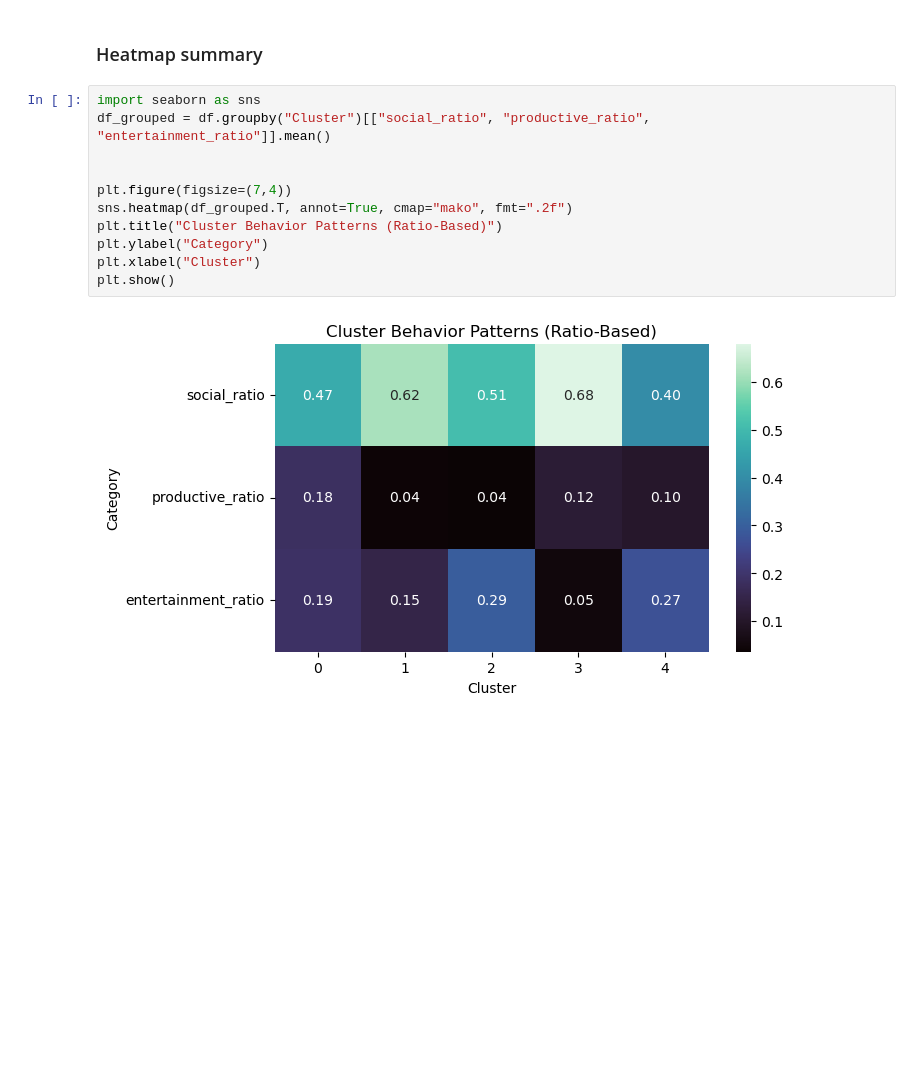
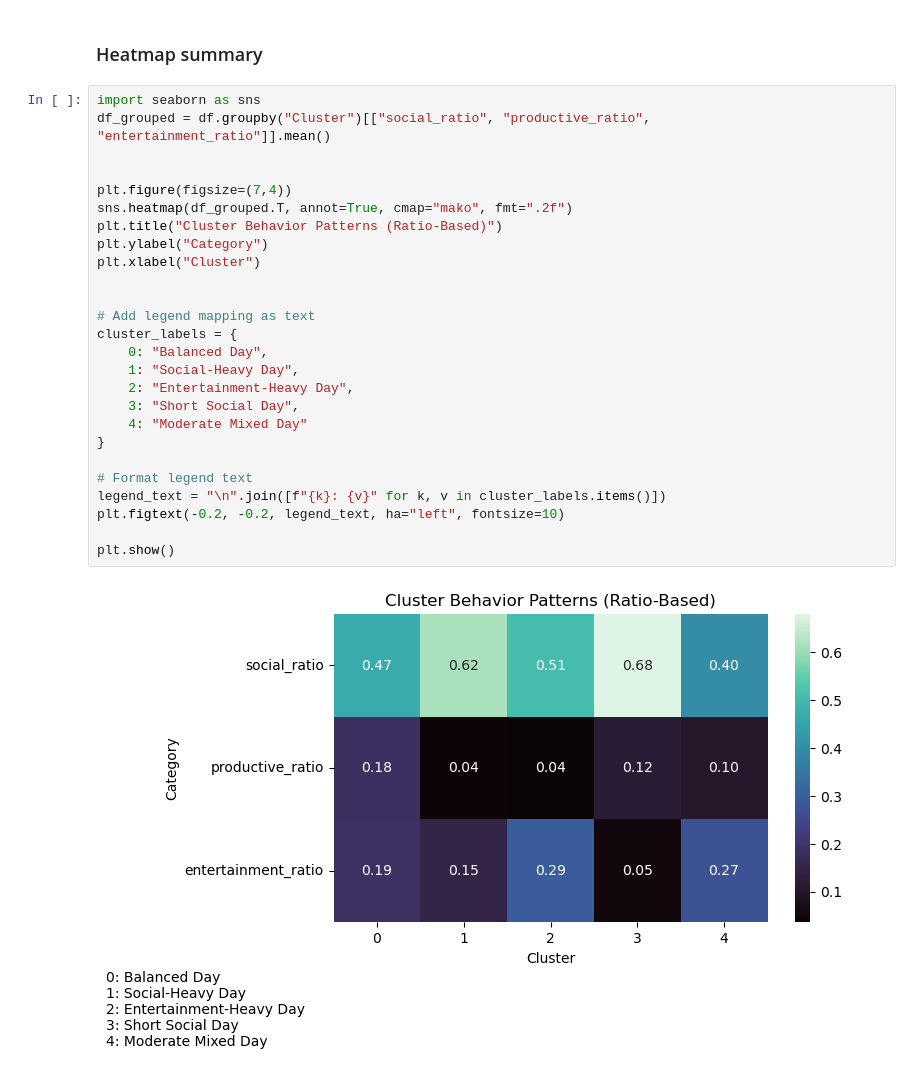
Before and after one commit to kuljitAujla/personal-screentime-analysis, a Jupyter notebook: notebook/screentime-analysis-kmeans.ipynb, the cells around one changed output. Saved outputs shown, nothing was run; the diff lists cells and outputs as text; blank space fills up the shorter version.

Commit message:
finish plot conclusions and add important notes

```diff
--- a/notebook/screentime-analysis-kmeans.ipynb
+++ b/notebook/screentime-analysis-kmeans.ipynb
@@ -157,13 +158,28 @@ for i in range(len(key_features)):
 # %%
 import seaborn as sns
 df_grouped = df.groupby("Cluster")[["social_ratio", "productive_ratio", "entertainment_ratio"]].mean()
 
 
 plt.figure(figsize=(7,4))
 sns.heatmap(df_grouped.T, annot=True, cmap="mako", fmt=".2f")
 plt.title("Cluster Behavior Patterns (Ratio-Based)")
 plt.ylabel("Category")
 plt.xlabel("Cluster")
+
+
+# Add legend mapping as text
+cluster_labels = {
+    0: "Balanced Day",
+    1: "Social-Heavy Day",
+    2: "Entertainment-Heavy Day",
+    3: "Short Social Day",
+    4: "Moderate Mixed Day"
+}
+
+# Format legend text
+legend_text = "\n".join([f"{k}: {v}" for k, v in cluster_labels.items()])
+plt.figtext(-0.2, -0.2, legend_text, ha="left", fontsize=10)
+
 plt.show()
 # %% [output]
-[figure, old version]
+[figure, new version]
```
Also changed, not shown: parts of 5 cells of this notebook.
